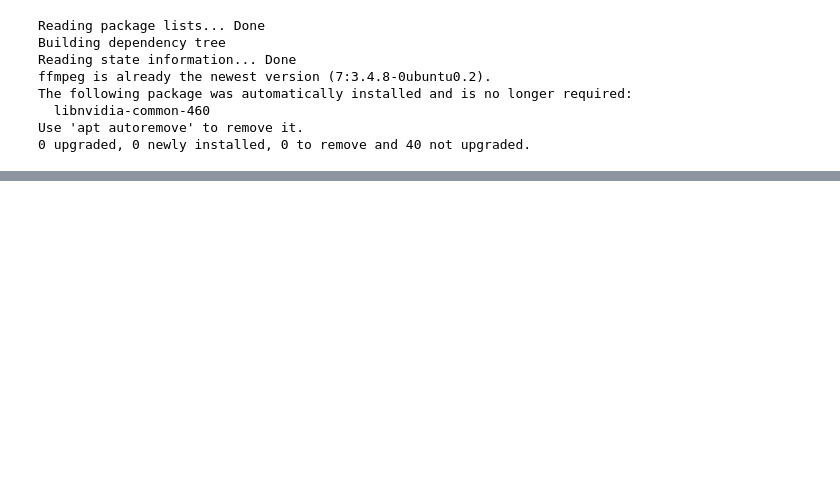
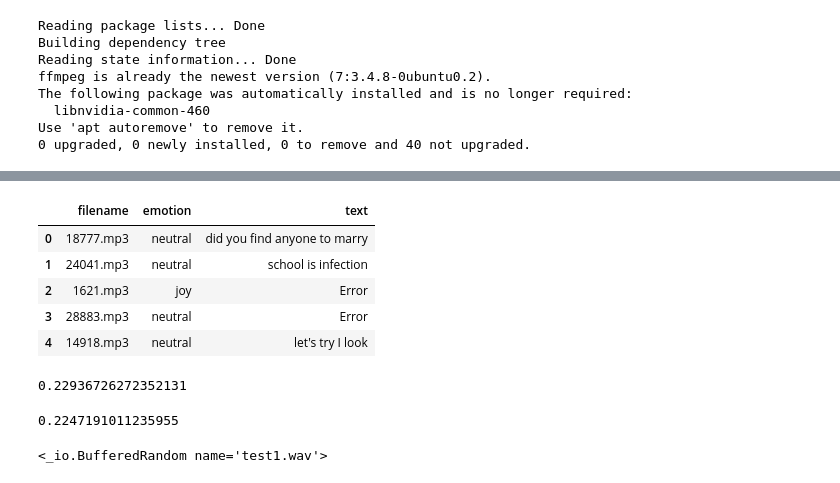
Before and after one commit to plaban1981/HACKEREARTH, a Jupyter notebook: Hackerearth_cogito_AI_challenge.ipynb, the cells around one changed output, grey strips where cells are left out. Saved outputs shown, nothing was run; the diff lists cells and outputs as text; code cells hidden in the pictures; blank space fills up the shorter version.

```diff
--- a/Hackerearth_cogito_AI_challenge.ipynb
+++ b/Hackerearth_cogito_AI_challenge.ipynb
@@ -123,3 +142,17 @@ IPython.display.Audio('/content/test1.wav')
 IPython.display.Audio(file2)
 # %% [output]
 [interactive output not drawn]
+# %%
+train_audio = train['filename'].values.tolist()
+test_audio =  test['filename'].values.tolist()
+# %%
+from tqdm import tqdm
+train_text = []
+test_text = []
+train_path = '/content/drive/MyDrive/Machine_Hack/dataset/TrainAudioFiles'
+test_path = '/content/drive/MyDrive/Machine_Hack/dataset/TestAudioFiles'
+for audio in tqdm(train_audio):
+  try :
+    train_text.append(mp3_wav_text(train_path,audio))
+  except:
+    train_text.append('Error')
@@ -125,0 +166,31 @@ IPython.display.Audio(file2)
+# %%
+train['text'] = train_text
+test['text'] = test_text
+# %%
+train.head()
+# %% [output]
+|  | filename | emotion | text |
+| 0 | 18777.mp3 | neutral | did you find anyone to marry |
+| 1 | 24041.mp3 | neutral | school is infection |
+| 2 | 1621.mp3 | joy | Error |
+| 3 | 28883.mp3 | neutral | Error |
+| 4 | 14918.mp3 | neutral | let's try I look |
+# %%
+train[train['text'] =='Error'].shape[0]/train.shape[0]
+# %% [output]
+0.22936726272352131
+# %%
+test[test['text'] =='Error'].shape[0]/test.shape[0]
+# %% [output]
+0.2247191011235955
+# %%
+train_path = '/content/drive/MyDrive/Machine_Hack/dataset/TrainAudioFiles'
+test_path = '/content/drive/MyDrive/Machine_Hack/dataset/TestAudioFiles'
+src = os.path.join(test_path,'16821.mp3')
+dst = "test1.wav"
+
+# convert wav to mp3
+sound = AudioSegment.from_mp3(src)
+sound.export(dst, format="wav")
+# %% [output]
+<_io.BufferedRandom name='test1.wav'>
```
Also changed, not shown: parts of 11 cells of this notebook.
